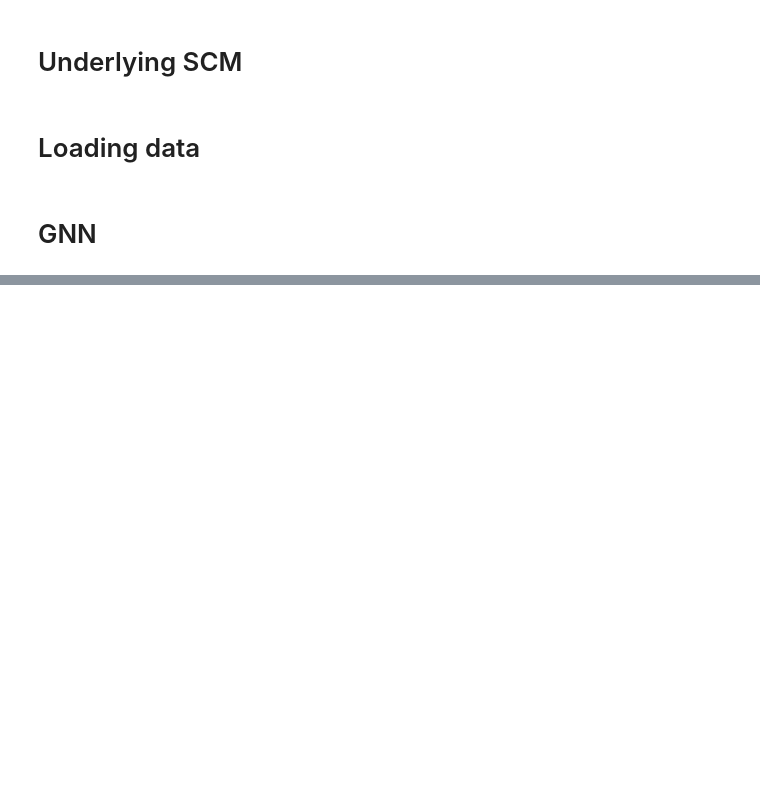
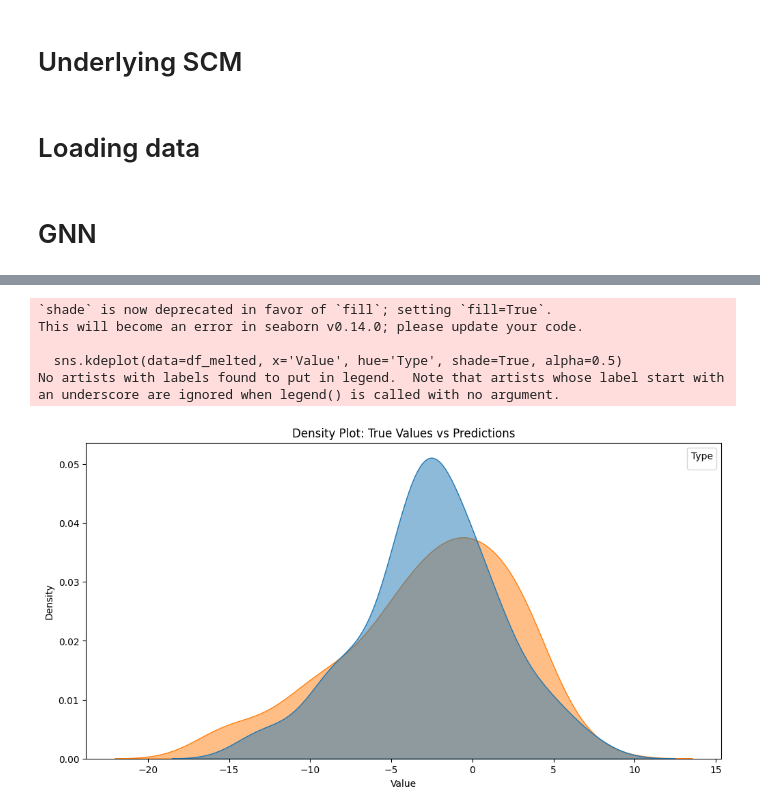
Before and after one commit to chaudhary-vivek/ts_causal, a Jupyter notebook: gnn_v0.ipynb, the cells around one changed output, grey strips where cells are left out. Drawn from its saved outputs; the diff is of its cells as text; code cells hidden in the pictures; blank space fills up the shorter version.

```diff
--- a/gnn_v0.ipynb
+++ b/gnn_v0.ipynb
@@ -113,0 +255,34 @@ RuntimeError: index 997 is out of bounds for dimension 0 with size 997
+# %%
+def plot_density(true_values, predictions):
+    # Create a DataFrame from the lists
+    df = pd.DataFrame({
+        'True Values': true_values,
+        'Predictions': predictions
+    })
+
+    # Melt the DataFrame to long format
+    df_melted = df.melt(var_name='Type', value_name='Value')
+
+    # Create the plot
+    plt.figure(figsize=(12, 6))
+    sns.kdeplot(data=df_melted, x='Value', hue='Type', shade=True, alpha=0.5)
+
+    plt.title('Density Plot: True Values vs Predictions')
+    plt.xlabel('Value')
+    plt.ylabel('Density')
+
+    # Add a legend
+    plt.legend(title='Type')
+
+    # Show the plot
+    plt.show()
+
+# Assuming you have your true_values and predictions lists
+plot_density(true_values, predictions)
+# %% [output]
+`shade` is now deprecated in favor of `fill`; setting `fill=True`.
+This will become an error in seaborn v0.14.0; please update your code.
+
+  sns.kdeplot(data=df_melted, x='Value', hue='Type', shade=True, alpha=0.5)
+No artists with labels found to put in legend.  Note that artists whose label start with an underscore are ignored when legend() is called with no argument.
+[figure, added]
```
Also changed, not shown: parts of 8 cells of this notebook, 1 other file.
